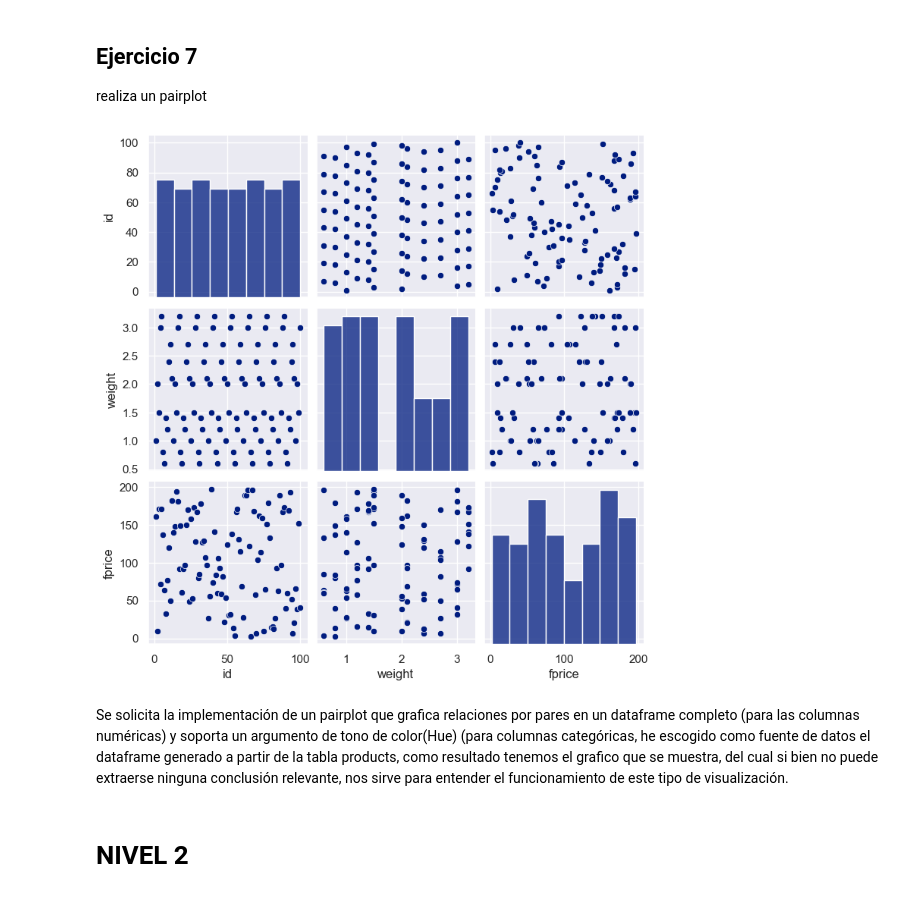
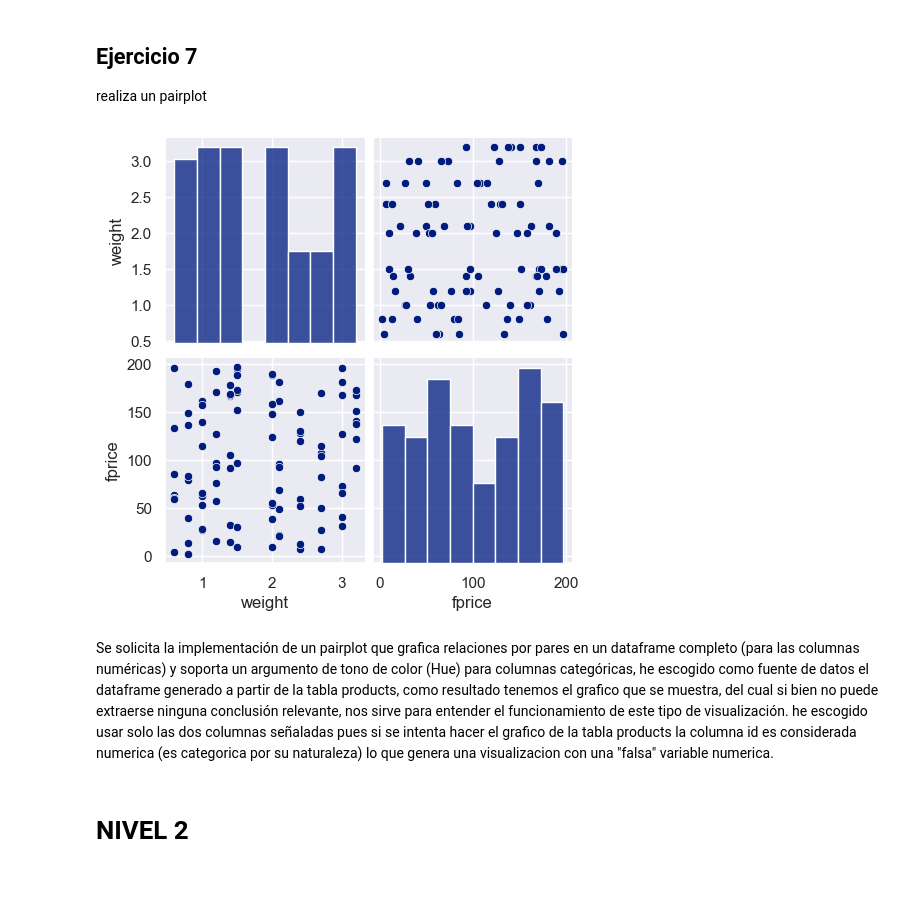
Before and after one commit to Gguerrero77/Sprint8, a Jupyter notebook: TareaSP8__1.ipynb, the cells around one changed output. Drawn from its saved outputs; the diff is of its cells as text; code cells hidden in the pictures.

```diff
--- a/TareaSP8__1.ipynb
+++ b/TareaSP8__1.ipynb
@@ -92,12 +93,12 @@ En este ejercicio se ha solicitado la visualización de dos variables categóric
 ## Ejercicio 7
 realiza un pairplot
 # %%
-sns.pairplot(data=dfproducts)
+sns.pairplot(data=dfproducts[['weight', 'fprice']])
 plt.show()
 # %% [output]
-[figure, old version]
+[figure, new version]
 # %% [markdown]
-Se solicita la implementación de un pairplot que grafica relaciones por pares en un dataframe completo (para las columnas numéricas) y soporta un argumento de tono de color(Hue) (para columnas categóricas, he escogido como fuente de datos el dataframe generado a partir de la tabla products, como resultado tenemos el grafico que se muestra, del cual si bien no puede extraerse ninguna conclusión relevante, nos sirve para entender el funcionamiento de este tipo de visualización.
+Se solicita la implementación de un pairplot que grafica relaciones por pares en un dataframe completo (para las columnas numéricas) y soporta un argumento de tono de color (Hue) para columnas categóricas, he escogido como fuente de datos el dataframe generado a partir de la tabla products, como resultado tenemos el grafico que se muestra, del cual si bien no puede extraerse ninguna conclusión relevante, nos sirve para entender el funcionamiento de este tipo de visualización. he escogido usar solo las dos columnas señaladas pues si se intenta hacer el grafico de la tabla products la columna id es considerada numerica (es categorica por su naturaleza) lo que genera una visualizacion con una "falsa" variable numerica.
 # %% [markdown]
 # NIVEL 2
 # %% [markdown]
```
Also changed, not shown: parts of 1 cell of this notebook, 2 other files.
